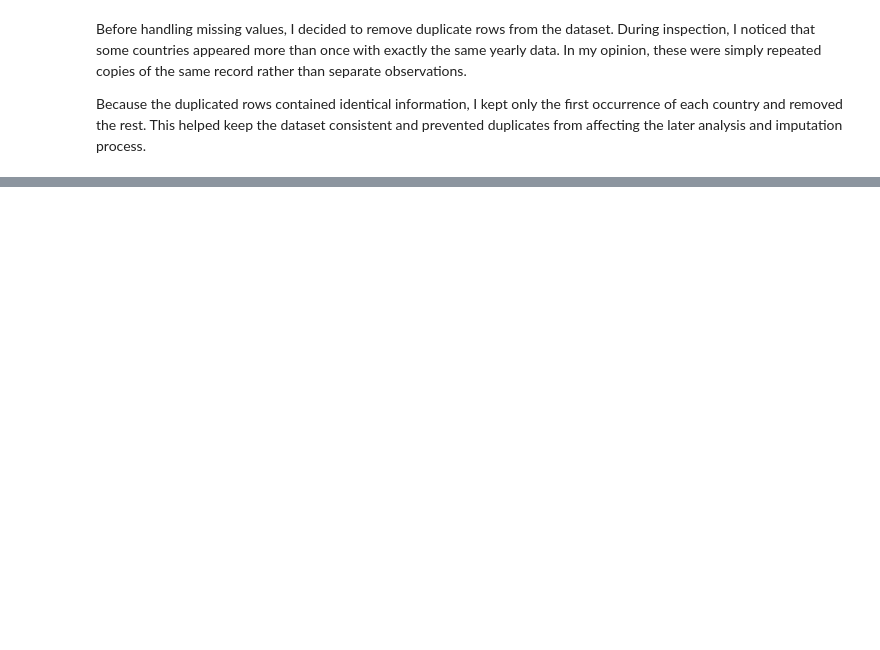
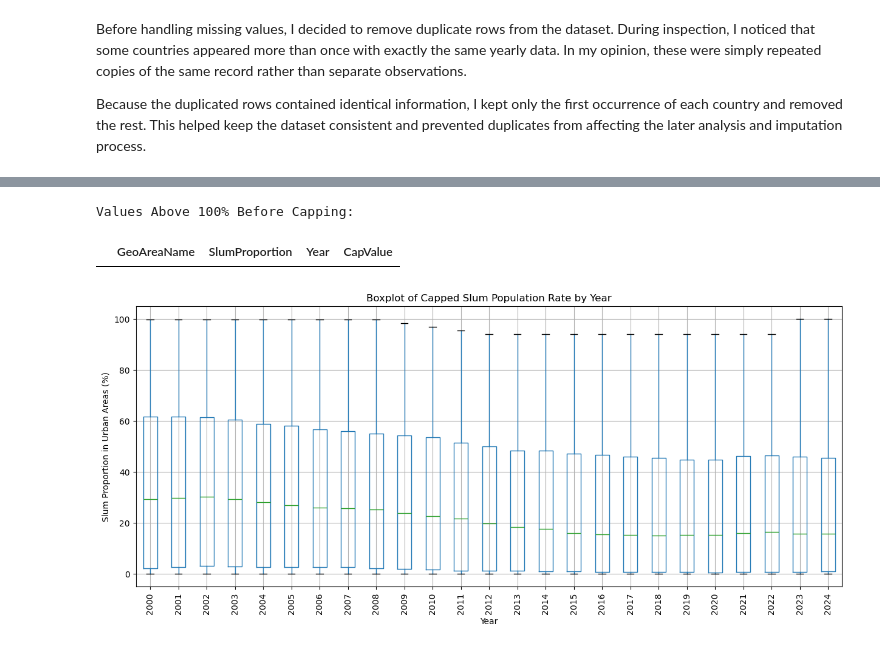
Before and after one commit to frogosorap/SDGReadinessIndex, a Jupyter notebook: Raw_Data/SDG_11_Sustainable_Cities_and_Communities/Cleaning_SDG_11.ipynb, the cells around one changed output, grey strips where cells are left out. Saved outputs shown, nothing was run; the diff lists cells and outputs as text; code cells hidden in the pictures; blank space fills up the shorter version.

```diff
--- a/Raw_Data/SDG_11_Sustainable_Cities_and_Communities/Cleaning_SDG_11.ipynb
+++ b/Raw_Data/SDG_11_Sustainable_Cities_and_Communities/Cleaning_SDG_11.ipynb
@@ -428,0 +499,70 @@ KeyError: "['2000', '2001', '2002', '2003', '2004'] not in index"
+# %%
+# Store values above 100%
+slum_possible_outliers = []
+
+for year in years_2000_2024:
+
+    # Skip missing year columns
+    if year not in slum_df.columns:
+        continue
+
+    # Get values above 100
+    outliers = slum_df[
+        slum_df[year] > 100
+    ][['GeoAreaName', year]].copy()
+
+    outliers = outliers.rename(
+        columns={year: 'SlumProportion'}
+    )
+
+    outliers['Year'] = year
+    outliers['CapValue'] = 100
+
+    slum_possible_outliers.append(outliers)
+
+# Combine all outliers
+slum_possible_outliers_df = pd.concat(
+    slum_possible_outliers
+)
+
+print("Values Above 100% Before Capping:")
+display(slum_possible_outliers_df)
+
+# -----------------------------
+# Apply 100% upper capping
+# -----------------------------
+slum_df_capped = slum_df.copy()
+
+for year in years_2000_2024:
+
+    # Skip missing year columns
+    if year not in slum_df_capped.columns:
+        continue
+
+    # Cap values above 100
+    slum_df_capped[year] = slum_df_capped[year].clip(
+        upper=100
+    )
+
+# Replace original dataset
+slum_df = slum_df_capped
+
+# Boxplot after capping
+plt.figure(figsize=(15, 6))
+
+slum_df.boxplot(
+    column=years_2000_2024,
+    rot=90
+)
+
+plt.title('Boxplot of Capped Slum Population Rate by Year')
+plt.xlabel('Year')
+plt.ylabel('Slum Proportion in Urban Areas (%)')
+
+plt.grid(True)
+
+plt.show()
+# %% [output]
+Values Above 100% Before Capping:
+|  | GeoAreaName | SlumProportion | Year | CapValue |
+[figure, added]
```
Also changed, not shown: parts of 13 cells of this notebook.
